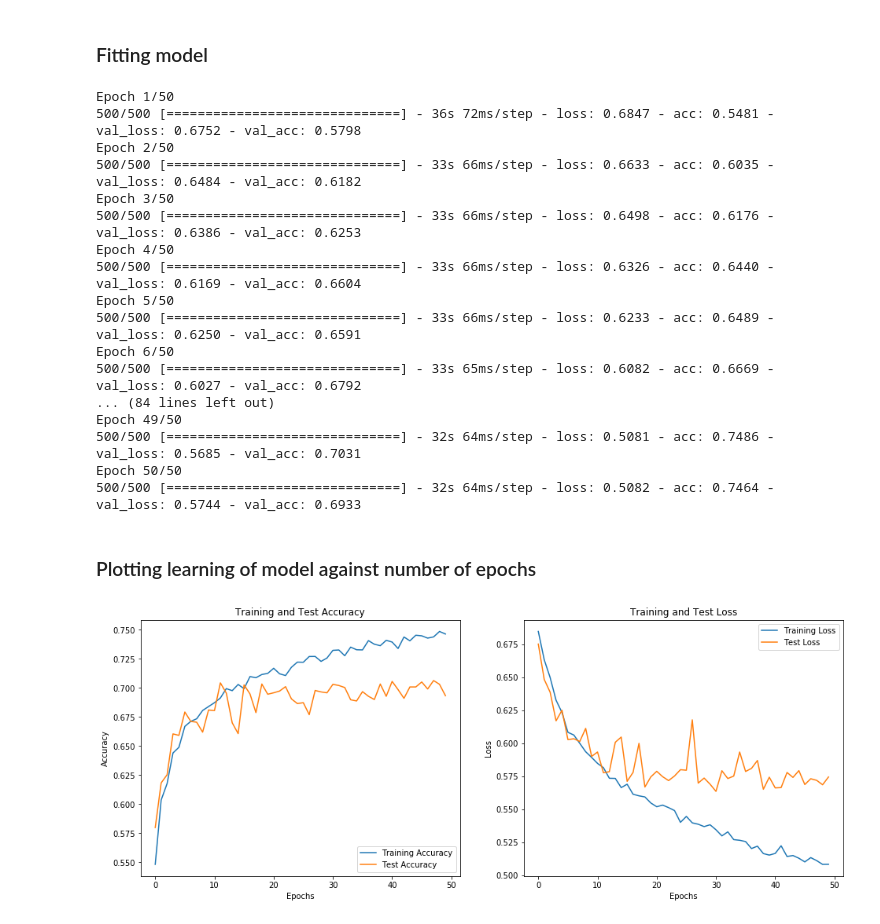
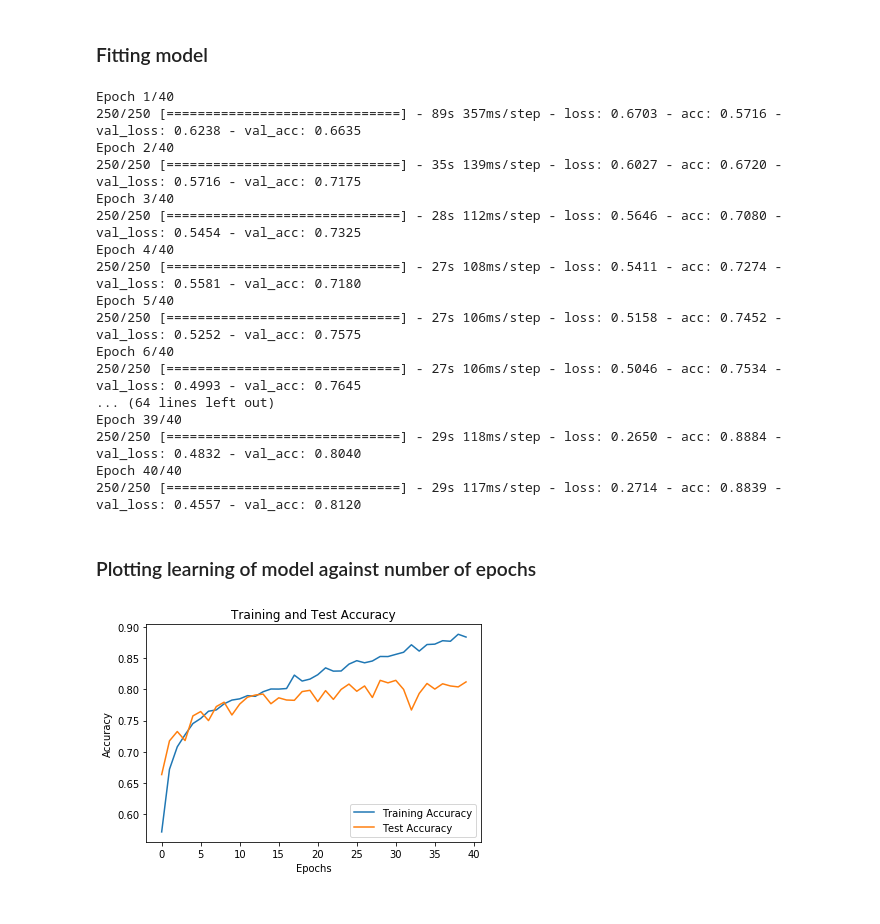
Before and after one commit to vaibhavyesalwad/Machine-Learning-using-libraries, a Jupyter notebook: Deep Learning/Convolutional Neural Network (CNN)/ClassifyDogsNCats.ipynb, the cells around one changed output. Cells and saved outputs as stored; diff of their text form; code cells hidden in the pictures.

Commit message:
Refactored: increased accuracy using fit instead of fit_generator

```diff
--- a/Deep Learning/Convolutional Neural Network (CNN)/ClassifyDogsNCats.ipynb
+++ b/Deep Learning/Convolutional Neural Network (CNN)/ClassifyDogsNCats.ipynb
@@ -20,18 +20,16 @@ from tensorflow.keras.layers import Convolution2D, MaxPooling2D, Flatten, Dropou
 classifier = Sequential()
 
 # step 1 convolutional layer: to make build feature maps using feature detectors & removing linearity using relu
-classifier.add(Convolution2D(32, 3, 3, input_shape=(64,64,3), activation='relu'))
+classifier.add(Conv2D(32, (3, 3), input_shape=(64, 64, 3), activation='relu'))
 
 # setp 2 maxpool layer: to build pooled feaure map to accomodate invariance in tilt/flip/orientation still catch feature
 # reducing size with maxpooling
 classifier.add(MaxPooling2D(pool_size = (2,2)))
 
 # repeating steps 1 & 2 to make features more prominent for classification
-classifier.add(Convolution2D(64, 3, 3, activation='relu'))
+classifier.add(Conv2D(64, 3, 3, activation='relu'))
 classifier.add(MaxPooling2D(pool_size = (2,2)))
 
-# prevent overfitting
-classifier.add(Dropout(0.2))
 
 # step 3 flatteing: to get flattened long vector of these values to be passed as inputs to neural network
 classifier.add(Flatten())
@@ -84,62 +82,50 @@ Found 2000 images belonging to 2 classes.
 # %% [markdown]
 ### Fitting model
 # %%
-epochs = 50
-batch_size = 16
+epochs = 40
+batch_size = 1
 
 # fitting model & storing it to history to get evaluation metrics
-history = classifier.fit_generator(train_set,
-                    steps_per_epoch=8000/batch_size,
-                    epochs=epochs,
-                    validation_data=test_set,
-                    validation_steps=2000/batch_size)
+# fitting ann model to train set
+history = classifier.fit(train_set, epochs=epochs, validation_data=test_set)
 # %% [output]
-Epoch 1/50
-500/500 [==============================] - 36s 72ms/step - loss: 0.6847 - acc: 0.5481 - val_loss: 0.6752 - val_acc: 0.5798
-Epoch 2/50
-500/500 [==============================] - 33s 66ms/step - loss: 0.6633 - acc: 0.6035 - val_loss: 0.6484 - val_acc: 0.6182
-Epoch 3/50
-500/500 [==============================] - 33s 66ms/step - loss: 0.6498 - acc: 0.6176 - val_loss: 0.6386 - val_acc: 0.6253
-Epoch 4/50
-500/500 [==============================] - 33s 66ms/step - loss: 0.6326 - acc: 0.6440 - val_loss: 0.6169 - val_acc: 0.6604
-Epoch 5/50
-500/500 [==============================] - 33s 66ms/step - loss: 0.6233 - acc: 0.6489 - val_loss: 0.6250 - val_acc: 0.6591
-Epoch 6/50
-500/500 [==============================] - 33s 65ms/step - loss: 0.6082 - acc: 0.6669 - val_loss: 0.6027 - val_acc: 0.6792
-... (84 lines left out)
-Epoch 49/50
-500/500 [==============================] - 32s 64ms/step - loss: 0.5081 - acc: 0.7486 - val_loss: 0.5685 - val_acc: 0.7031
-Epoch 50/50
-500/500 [==============================] - 32s 64ms/step - loss: 0.5082 - acc: 0.7464 - val_loss: 0.5744 - val_acc: 0.6933
+Epoch 1/40
+250/250 [==============================] - 89s 357ms/step - loss: 0.6703 - acc: 0.5716 - val_loss: 0.6238 - val_acc: 0.6635
+Epoch 2/40
+250/250 [==============================] - 35s 139ms/step - loss: 0.6027 - acc: 0.6720 - val_loss: 0.5716 - val_acc: 0.7175
+Epoch 3/40
+250/250 [==============================] - 28s 112ms/step - loss: 0.5646 - acc: 0.7080 - val_loss: 0.5454 - val_acc: 0.7325
+Epoch 4/40
+250/250 [==============================] - 27s 108ms/step - loss: 0.5411 - acc: 0.7274 - val_loss: 0.5581 - val_acc: 0.7180
+Epoch 5/40
+250/250 [==============================] - 27s 106ms/step - loss: 0.5158 - acc: 0.7452 - val_loss: 0.5252 - val_acc: 0.7575
+Epoch 6/40
+250/250 [==============================] - 27s 106ms/step - loss: 0.5046 - acc: 0.7534 - val_loss: 0.4993 - val_acc: 0.7645
+... (64 lines left out)
+Epoch 39/40
+250/250 [==============================] - 29s 118ms/step - loss: 0.2650 - acc: 0.8884 - val_loss: 0.4832 - val_acc: 0.8040
+Epoch 40/40
+250/250 [==============================] - 29s 117ms/step - loss: 0.2714 - acc: 0.8839 - val_loss: 0.4557 - val_acc: 0.8120
 # %% [markdown]
 ### Plotting learning of model against number of epochs
 # %%
 import matplotlib.pyplot as plt
 
 acc = history.history['acc']
 val_acc = history.history['val_acc']
 
 loss=history.history['loss']
 val_loss=history.history['val_loss']
 
 epochs_range = range(epochs)
 
-plt.figure(figsize=(16, 6))
-plt.subplot(1, 2, 1)
+
 plt.plot(epochs_range, acc, label='Training Accuracy')
 plt.plot(epochs_range, val_acc, label='Test Accuracy')
 plt.xlabel('Epochs')
 plt.ylabel('Accuracy')
 plt.legend(loc='lower right')
 plt.title('Training and Test Accuracy')
-
-plt.subplot(1, 2, 2)
-plt.plot(epochs_range, loss, label='Training Loss')
-plt.plot(epochs_range, val_loss, label='Test Loss')
-plt.xlabel('Epochs')
-plt.ylabel('Loss')
-plt.legend(loc='upper right')
-plt.title('Training and Test Loss')
 plt.show()
 # %% [output]
-[figure, old version]
+[figure, new version]
```
Also changed, not shown: parts of 3 cells of this notebook.
